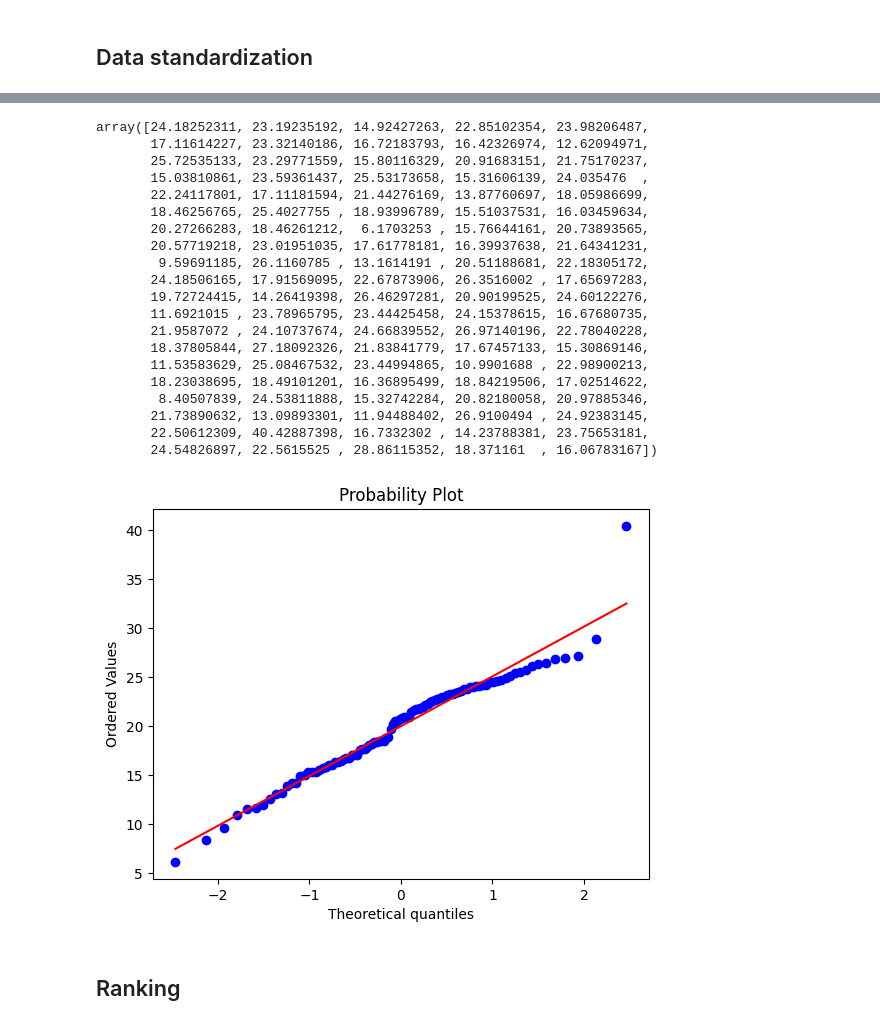
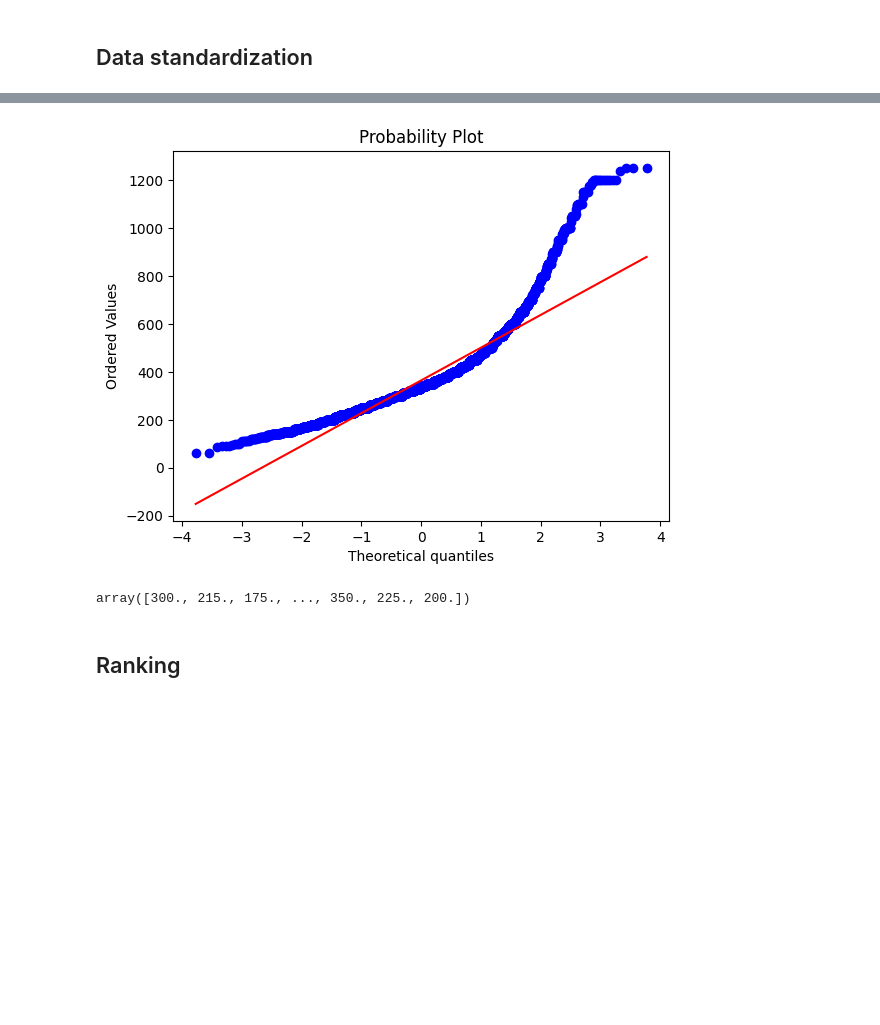
Before and after one commit to MAST30034-Applied-Data-Science/generic-real-estate-consulting-project-group-43, a Jupyter notebook: notebooks/Preprocessing/scoring.ipynb, the cells around one changed output, grey strips where cells are left out. Saved outputs shown, nothing was run; the diff lists cells and outputs as text; code cells hidden in the pictures; blank space fills up the shorter version.

Commit message:
plot qq plot

```diff
--- a/notebooks/Preprocessing/scoring.ipynb
+++ b/notebooks/Preprocessing/scoring.ipynb
@@ -12,5 +12,7 @@ In this project, it is decided to use customized weights by conducting user surv
 ## Read the data
 # %%
 import pandas as pd
-
+COL = ["min_distance_to_train", "min_distance_to_hosp", "min_distance_to_poli", "min_distance_to_shop", "gdp(USD Millioins)", "saving_rate(% of GDP)", "population_density", "crime_cases", "weekly_rent"]
 sample = pd.read_csv("../../data/curated/merged_dataset/2013_merged_data.csv")
+m = sample[COL].to_numpy()
+m
@@ -39,34 +65,16 @@ array([[ 0.        , -1.22474487,  1.33630621],
 # %%
 import numpy as np
 import pylab
 import scipy.stats as stats
 
-measurements = np.random.normal(loc = 20, scale = 5, size=100)
+# measurements = np.random.normal(loc = 20, scale = 5, size=100) # Good example
+measurements = sample[COL[8]].to_numpy()
 stats.probplot(measurements, dist="norm", plot=pylab)
-# pylab.show()
+pylab.show()
 measurements
 # %% [output]
+[figure, new version]
-array([24.18252311, 23.19235192, 14.92427263, 22.85102354, 23.98206487,
-       17.11614227, 23.32140186, 16.72183793, 16.42326974, 12.62094971,
-       25.72535133, 23.29771559, 15.80116329, 20.91683151, 21.75170237,
-       15.03810861, 23.59361437, 25.53173658, 15.31606139, 24.035476  ,
-       22.24117801, 17.11181594, 21.44276169, 13.87760697, 18.05986699,
-       18.46256765, 25.4027755 , 18.93996789, 15.51037531, 16.03459634,
-       20.27266283, 18.46261212,  6.1703253 , 15.76644161, 20.73893565,
-       20.57719218, 23.01951035, 17.61778181, 16.39937638, 21.64341231,
-        9.59691185, 26.1160785 , 13.1614191 , 20.51188681, 22.18305172,
-       24.18506165, 17.91569095, 22.67873906, 26.3516002 , 17.65697283,
-       19.72724415, 14.26419398, 26.46297281, 20.90199525, 24.60122276,
-       11.6921015 , 23.78965795, 23.44425458, 24.15378615, 16.67680735,
-       21.9587072 , 24.10737674, 24.66839552, 26.97140196, 22.78040228,
-       18.37805844, 27.18092326, 21.83841779, 17.67457133, 15.30869146,
-       11.53583629, 25.08467532, 23.44994865, 10.9901688 , 22.98900213,
-       18.23038695, 18.49101201, 16.36895499, 18.84219506, 17.02514622,
-        8.40507839, 24.53811888, 15.32742284, 20.82180058, 20.97885346,
-       21.73890632, 13.09893301, 11.94488402, 26.9100494 , 24.92383145,
-       22.50612309, 40.42887398, 16.7332302 , 14.23788381, 23.75653181,
-       24.54826897, 22.5615525 , 28.86115352, 18.371161  , 16.06783167])
+array([300., 215., 175., ..., 350., 225., 200.])
-[figure, old version]
 # %% [markdown]
 ## Ranking
 # %% [markdown]
```
Also changed, not shown: parts of 3 cells of this notebook.
